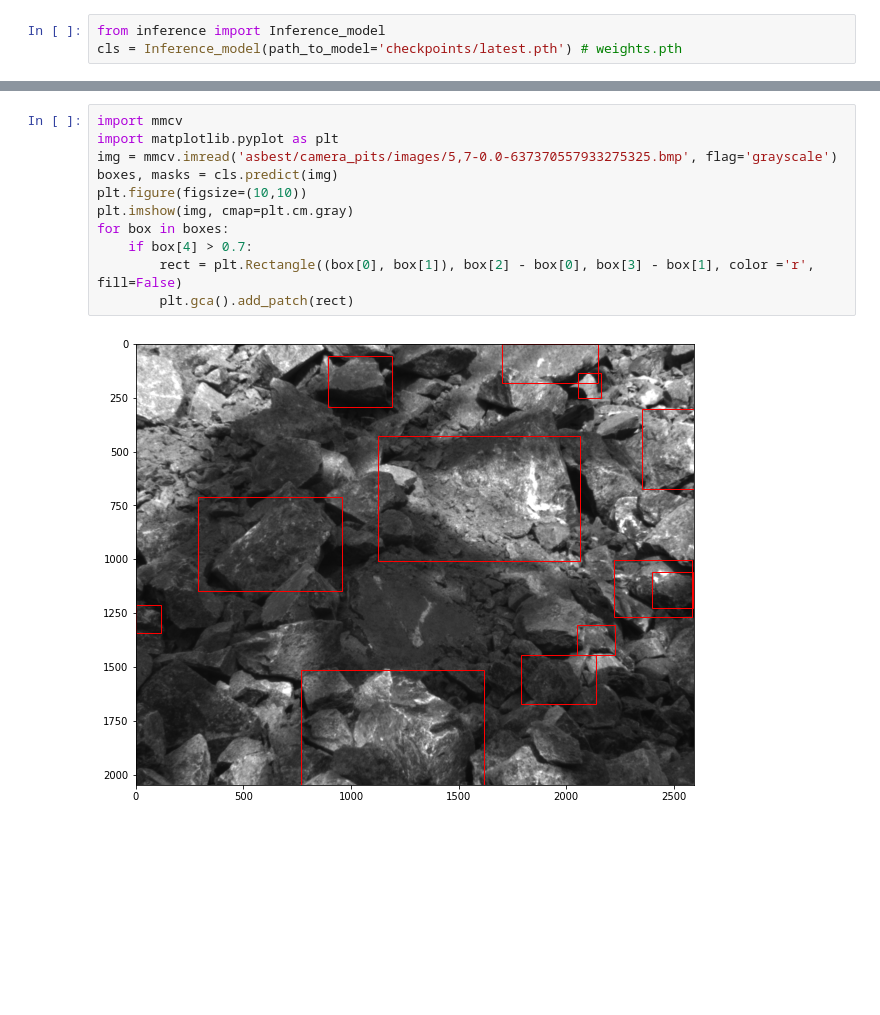
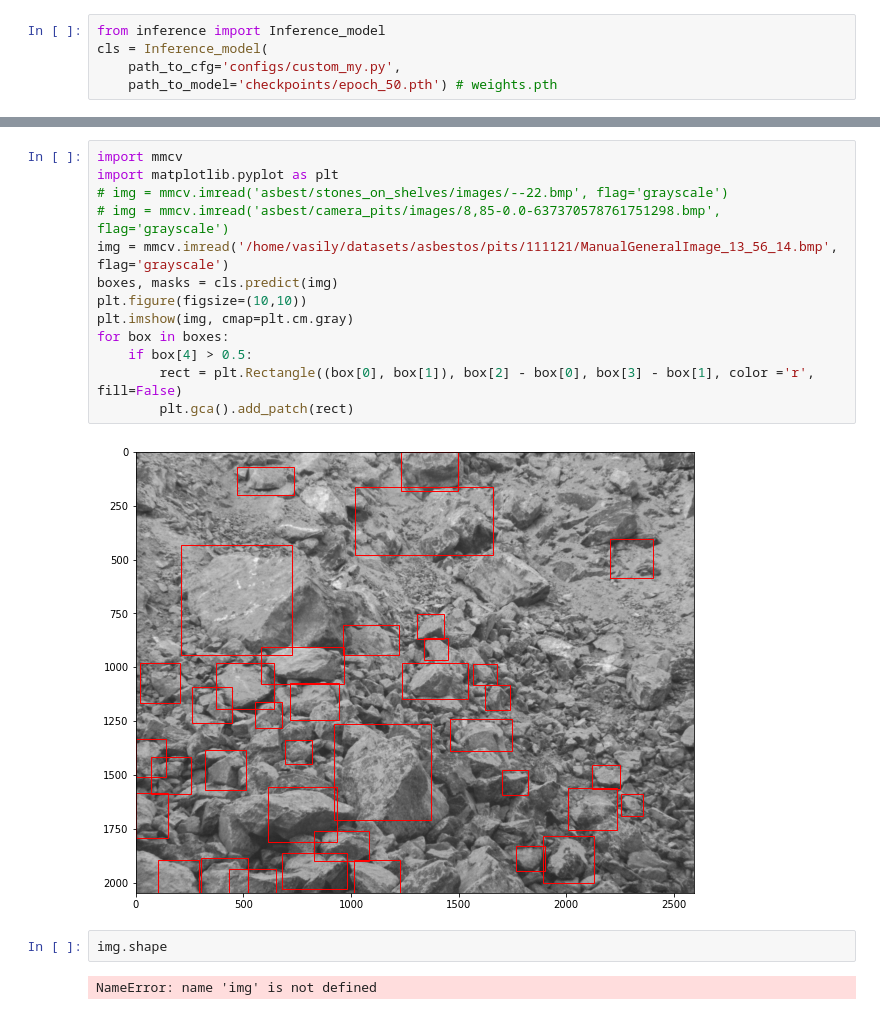
Before and after one commit to zvvzuzin/stone_detection, a Jupyter notebook: detection.ipynb, the cells around one changed output, grey strips where cells are left out. Drawn from its saved outputs; the diff is of its cells as text; blank space fills up the shorter version.

Commit message:
bad images

```diff
--- a/detection.ipynb
+++ b/detection.ipynb
@@ -1,3 +1,5 @@
 # %%
 from inference import Inference_model
-cls = Inference_model(path_to_model='checkpoints/latest.pth') # weights.pth
+cls = Inference_model(
+    path_to_cfg='configs/custom_my.py',
+    path_to_model='checkpoints/epoch_50.pth') # weights.pth
@@ -4,13 +21,19 @@ cls = Inference_model(path_to_model='checkpoints/latest.pth') # weights.pth
 # %%
 import mmcv
 import matplotlib.pyplot as plt
-img = mmcv.imread('asbest/camera_pits/images/5,7-0.0-637370557933275325.bmp', flag='grayscale')
+# img = mmcv.imread('asbest/stones_on_shelves/images/--22.bmp', flag='grayscale')
+# img = mmcv.imread('asbest/camera_pits/images/8,85-0.0-637370578761751298.bmp', flag='grayscale')
+img = mmcv.imread('/home/vasily/datasets/asbestos/pits/111121/ManualGeneralImage_13_56_14.bmp', flag='grayscale')
 boxes, masks = cls.predict(img)
 plt.figure(figsize=(10,10))
 plt.imshow(img, cmap=plt.cm.gray)
 for box in boxes:
-    if box[4] > 0.7:
+    if box[4] > 0.5:
         rect = plt.Rectangle((box[0], box[1]), box[2] - box[0], box[3] - box[1], color ='r', fill=False)
         plt.gca().add_patch(rect)
 # %% [output]
-[figure, old version]
+[figure, new version]
+# %%
+img.shape
+# %% [output]
+NameError: name 'img' is not defined
```
Also changed, not shown: parts of 3 cells of this notebook, 2 other files.
